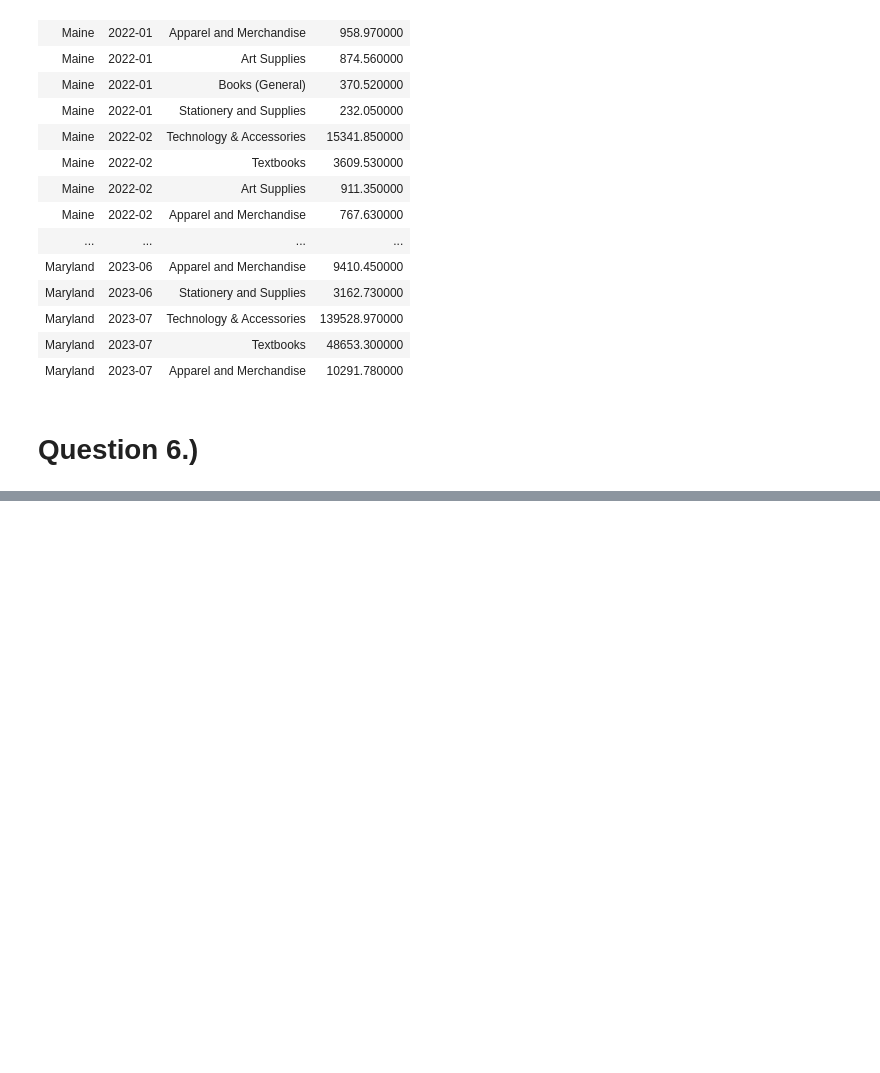
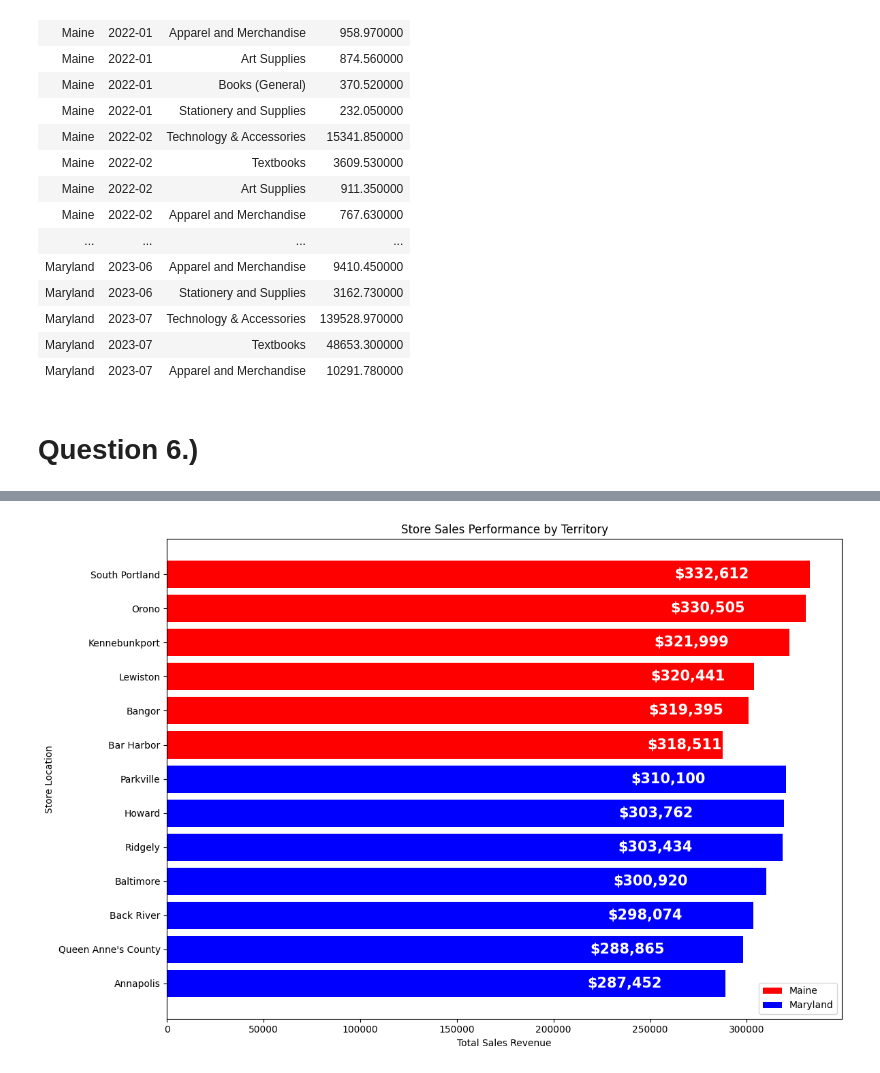
Before and after one commit to luisocelot13-beep/Capstone_2, a Jupyter notebook: Ocelotl_sales_analysis.ipynb, the cells around one changed output, grey strips where cells are left out. Saved outputs shown, nothing was run; the diff lists cells and outputs as text; code cells hidden in the pictures; blank space fills up the shorter version.

```diff
--- a/Ocelotl_sales_analysis.ipynb
+++ b/Ocelotl_sales_analysis.ipynb
@@ -433,0 +420,79 @@ What is your recommendation for where to focus marketing attention in the next q
+# %%
+import matplotlib.pyplot as plt
+
+# Remove stores exceeding 500000, and focus on stores below that amount.
+
+stores_clean = store_performance[
+    store_performance["Sale Amount"] < 500000
+]
+
+# Separate Maine stores
+
+maine_stores = stores_clean[
+    stores_clean["State"] == "Maine"
+]
+
+# Separate Maryland stores
+
+maryland_stores = stores_clean[
+    stores_clean["State"] == "Maryland"
+]
+
+# Create figure size
+
+plt.figure(figsize=(12,8))
+
+# Create Maine bars in red
+
+plt.barh(
+    maine_stores["Store Location"],
+    maine_stores["Sale Amount"],
+    color="red",
+    label="Maine"
+)
+
+# Create Maryland bars in blue
+
+plt.barh(
+    maryland_stores["Store Location"],
+    maryland_stores["Sale Amount"],
+    color="blue",
+    label="Maryland"
+)
+
+# Highest sales at top
+
+plt.gca().invert_yaxis()
+
+# Add labels and title
+
+plt.xlabel("Total Sales Revenue")
+plt.ylabel("Store Location")
+plt.title("Store Sales Performance by Territory")
+
+# Add legend
+
+plt.legend()
+
+# Add revenue labels inside bars
+
+for index, value in enumerate(stores_clean["Sale Amount"]):
+    plt.text(
+        value - 70000,
+        index,
+        f'${value:,.0f}',
+        va='center',
+        fontsize=15,
+        fontweight='bold',
+        color='white'
+    )
+
+# Adjust spacing
+
+plt.tight_layout()
+
+# Show graph
+
+plt.show()
+# %% [output]
+[figure, added]
```
Also changed, not shown: parts of 16 cells of this notebook.
